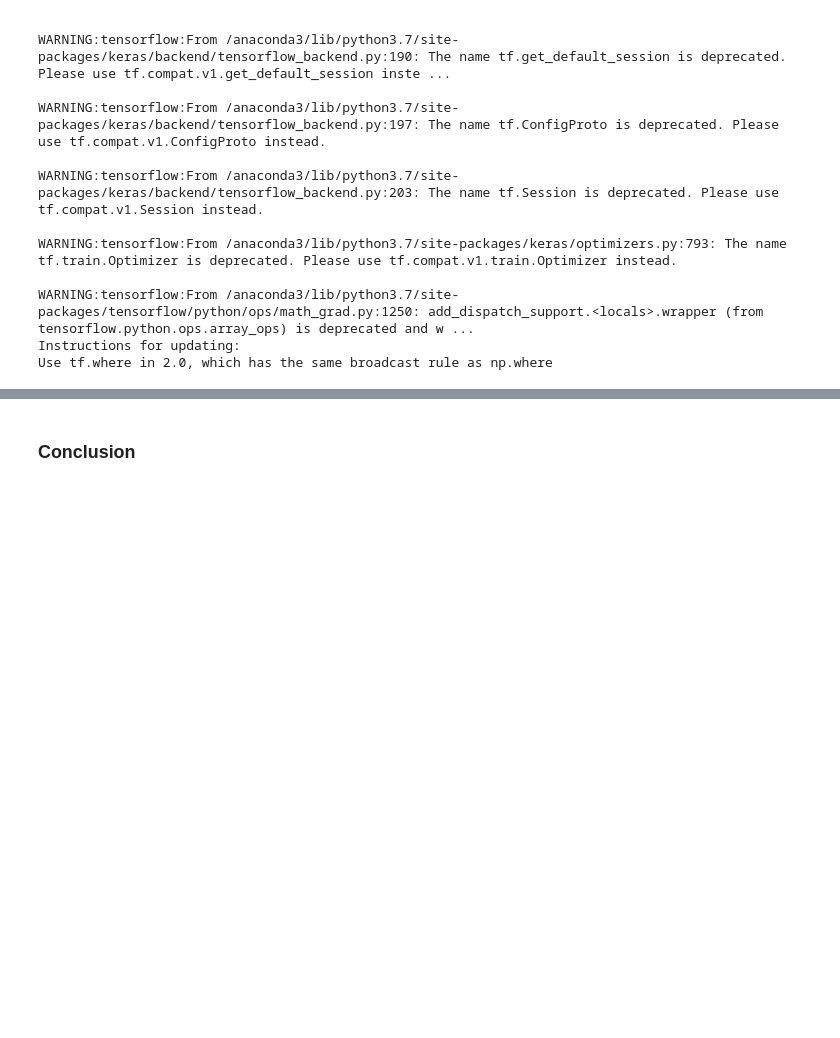
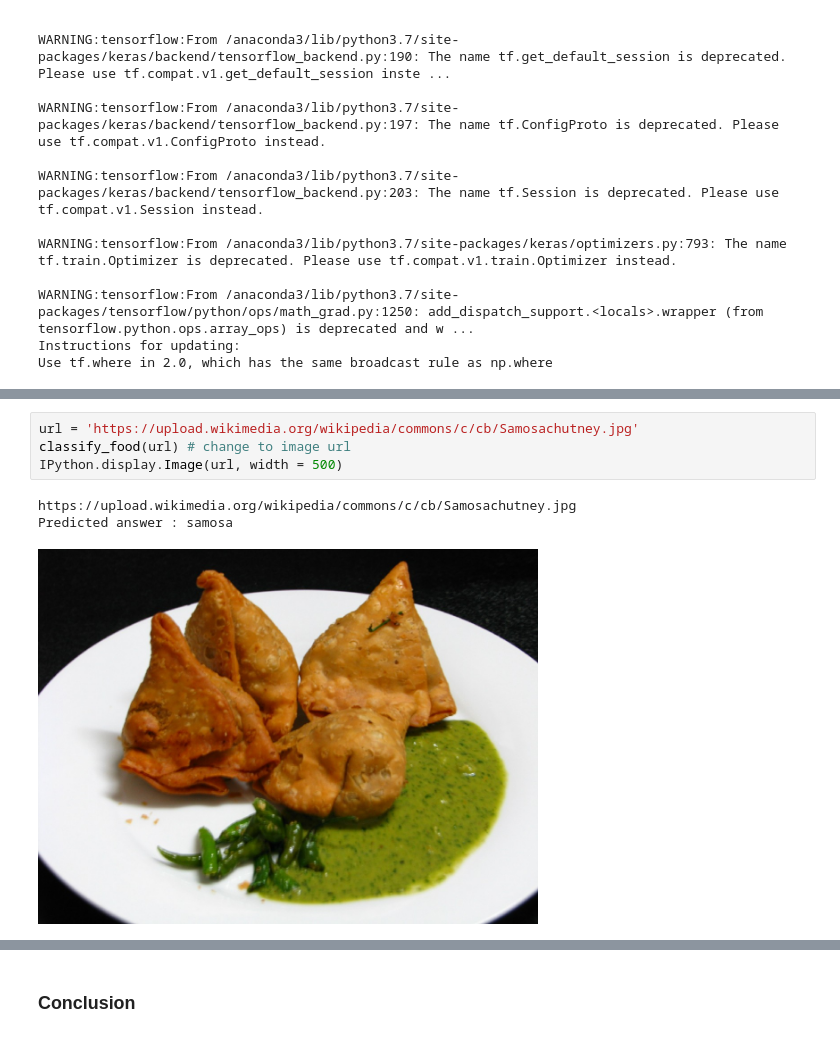
Before and after one commit to jacob5412/Food-Classification-from-Images, a Jupyter notebook: Output.ipynb, the cells around one changed output, grey strips where cells are left out. Drawn from its saved outputs; the diff is of its cells as text; blank space fills up the shorter version.

```diff
--- a/Output.ipynb
+++ b/Output.ipynb
@@ -210,0 +226,8 @@ Predicted answer : pizza
+# %%
+url = 'https://upload.wikimedia.org/wikipedia/commons/c/cb/Samosachutney.jpg'
+classify_food(url) # change to image url
+IPython.display.Image(url, width = 500)
+# %% [output]
+https://upload.wikimedia.org/wikipedia/commons/c/cb/Samosachutney.jpg
+Predicted answer : samosa
+[figure, added]
```
Also changed, not shown: parts of 5 cells of this notebook.
